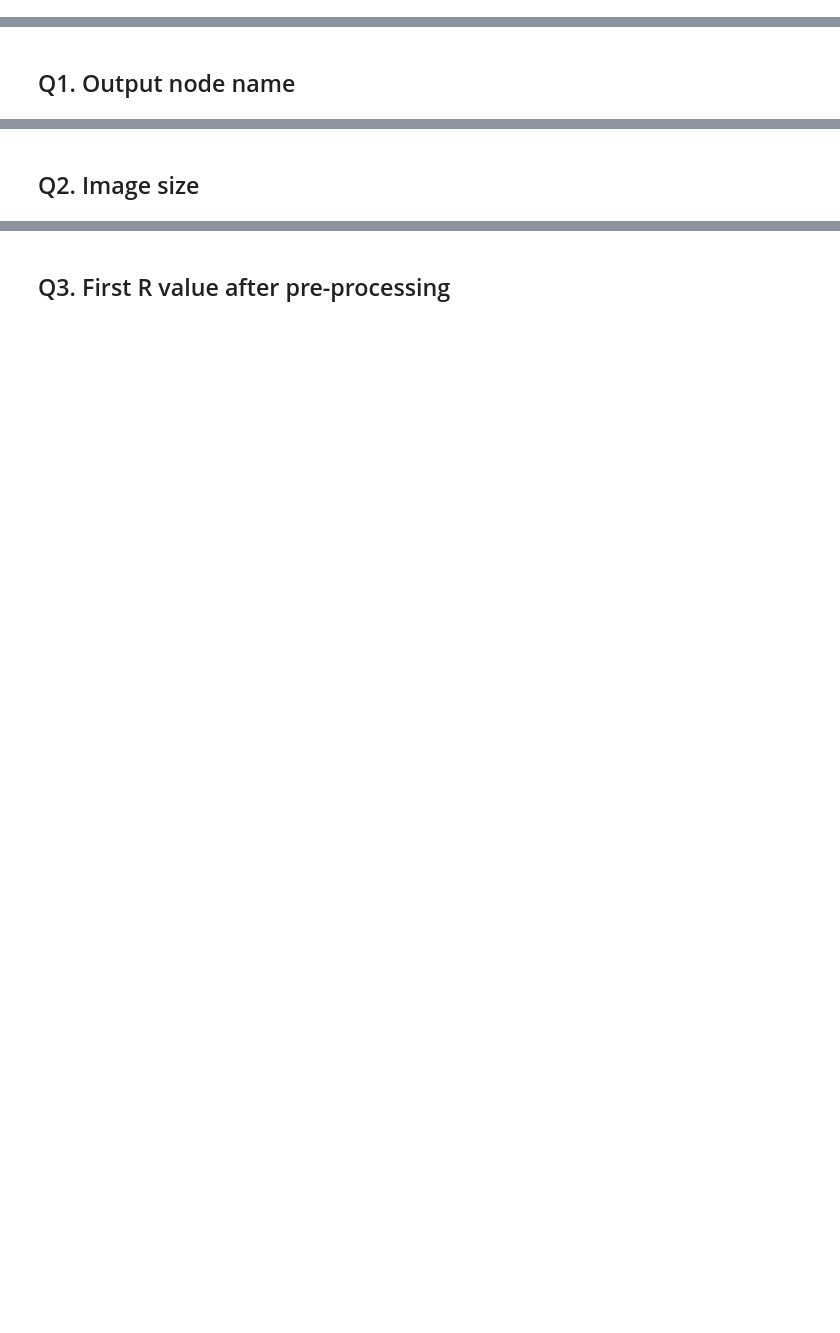
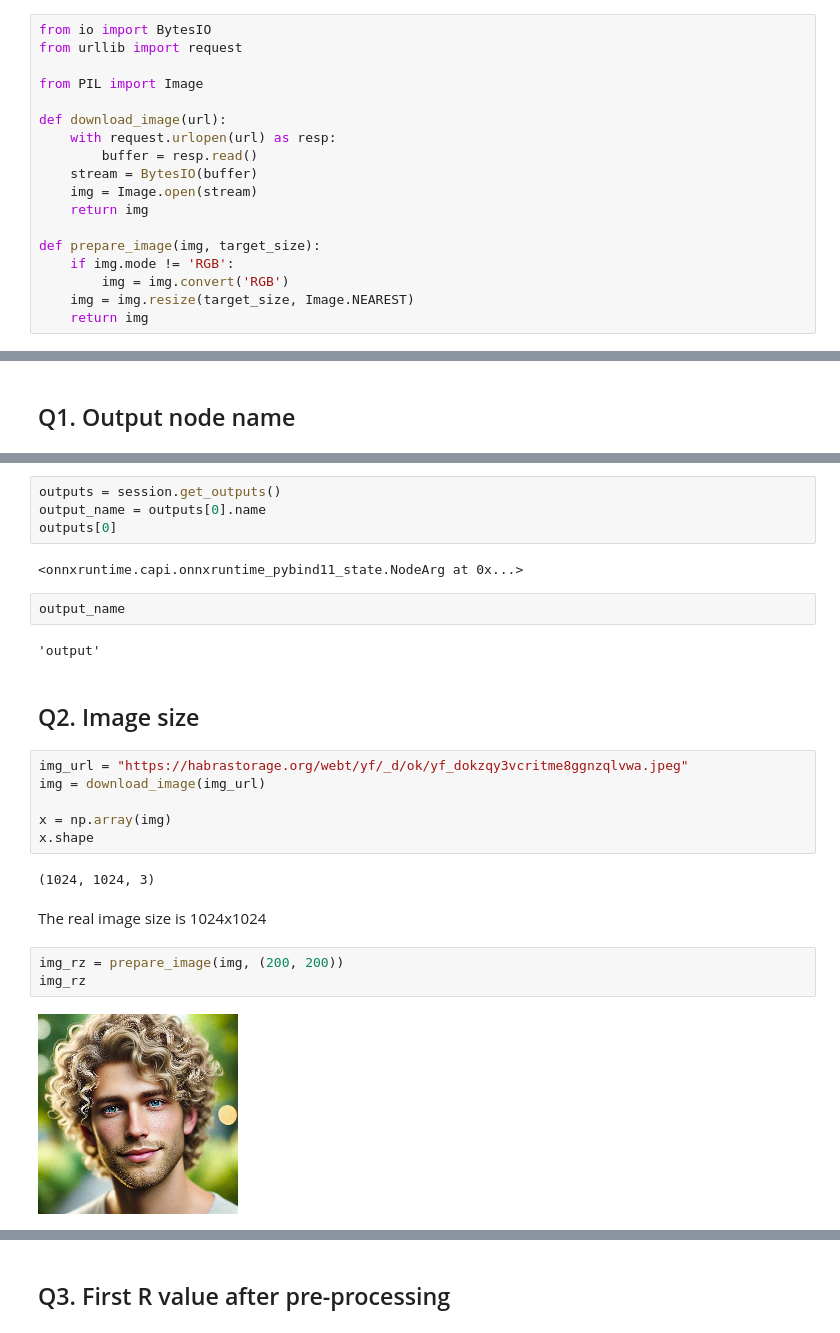
Before and after one commit to alfanugraha/mlzoomcamp-homework, a Jupyter notebook: 09_serverless_hw.ipynb, the cells around one changed output, grey strips where cells are left out. Saved outputs shown, nothing was run; the diff lists cells and outputs as text; blank space fills up the shorter version.

```diff
--- a/09_serverless_hw.ipynb
+++ b/09_serverless_hw.ipynb
@@ -59,3 +43,21 @@ preprocessor = create_preprocessor(preprocess_pytorch, target_size=(224, 224))
+# %%
+from io import BytesIO
+from urllib import request
+
+from PIL import Image
+
+def download_image(url):
+    with request.urlopen(url) as resp:
+        buffer = resp.read()
+    stream = BytesIO(buffer)
+    img = Image.open(stream)
+    return img
+
+def prepare_image(img, target_size):
+    if img.mode != 'RGB':
+        img = img.convert('RGB')
+    img = img.resize(target_size, Image.NEAREST)
+    return img
 # %%
 onnx_model_path = "/content/hair_classifier_v1.onnx"
 session = ort.InferenceSession(onnx_model_path, providers=["CPUExecutionProvider"])
@@ -66,2 +72,27 @@ Fail: [ONNXRuntimeError] : 1 : FAIL : Deserialize tensor fc1.weight failed.tenso
+# %%
+outputs = session.get_outputs()
+output_name = outputs[0].name
+outputs[0]
+# %% [output]
+<onnxruntime.capi.onnxruntime_pybind11_state.NodeArg at 0x...>
+# %%
+output_name
+# %% [output]
+'output'
 # %% [markdown]
 ## Q2. Image size
+# %%
+img_url = "https://habrastorage.org/webt/yf/_d/ok/yf_dokzqy3vcritme8ggnzqlvwa.jpeg"
+img = download_image(img_url)
+
+x = np.array(img)
+x.shape
+# %% [output]
+(1024, 1024, 3)
+# %% [markdown]
+The real image size is 1024x1024
+# %%
+img_rz = prepare_image(img, (200, 200))
+img_rz
+# %% [output]
+[figure, added]
```
Also changed, not shown: parts of 11 cells of this notebook.
